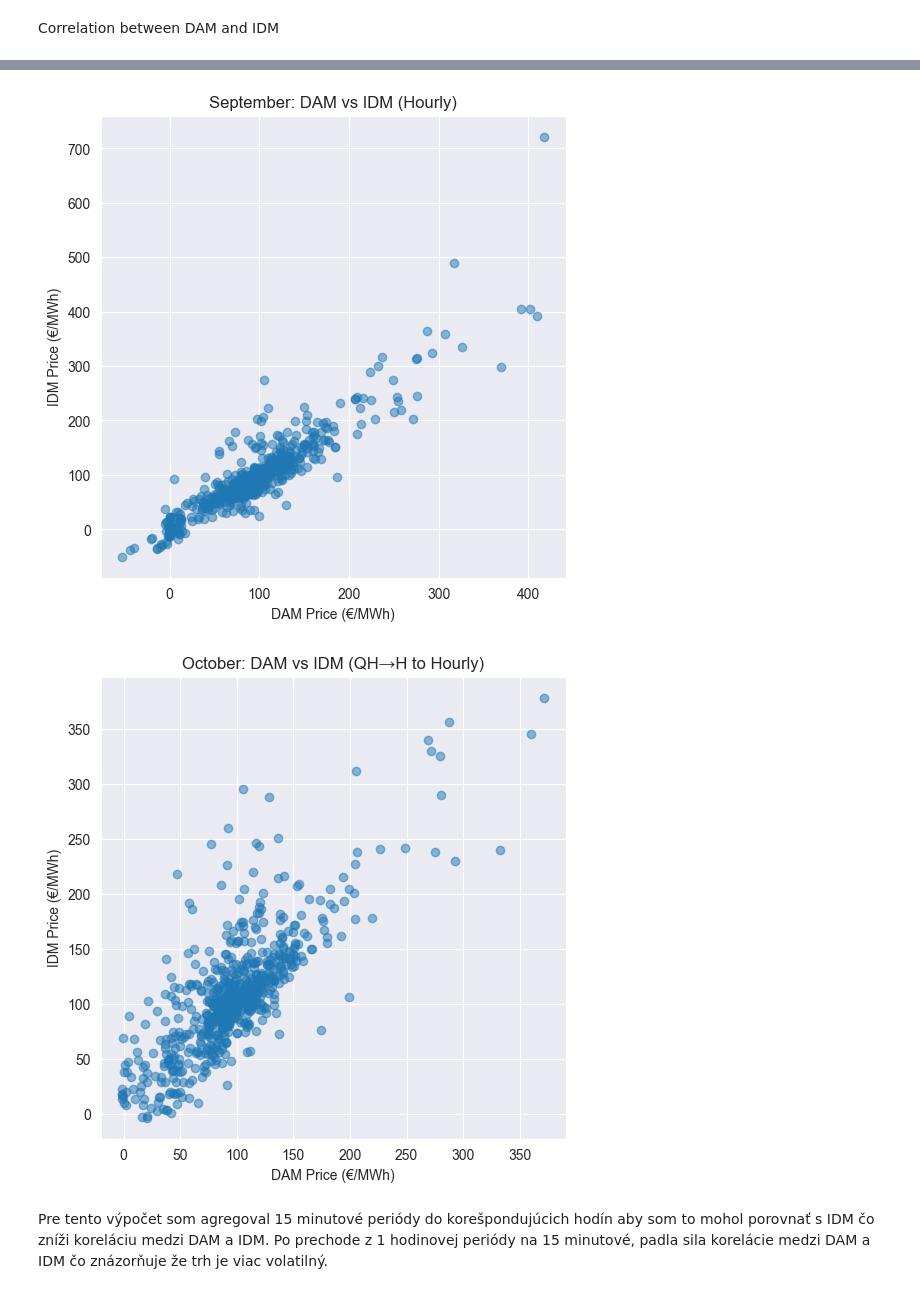
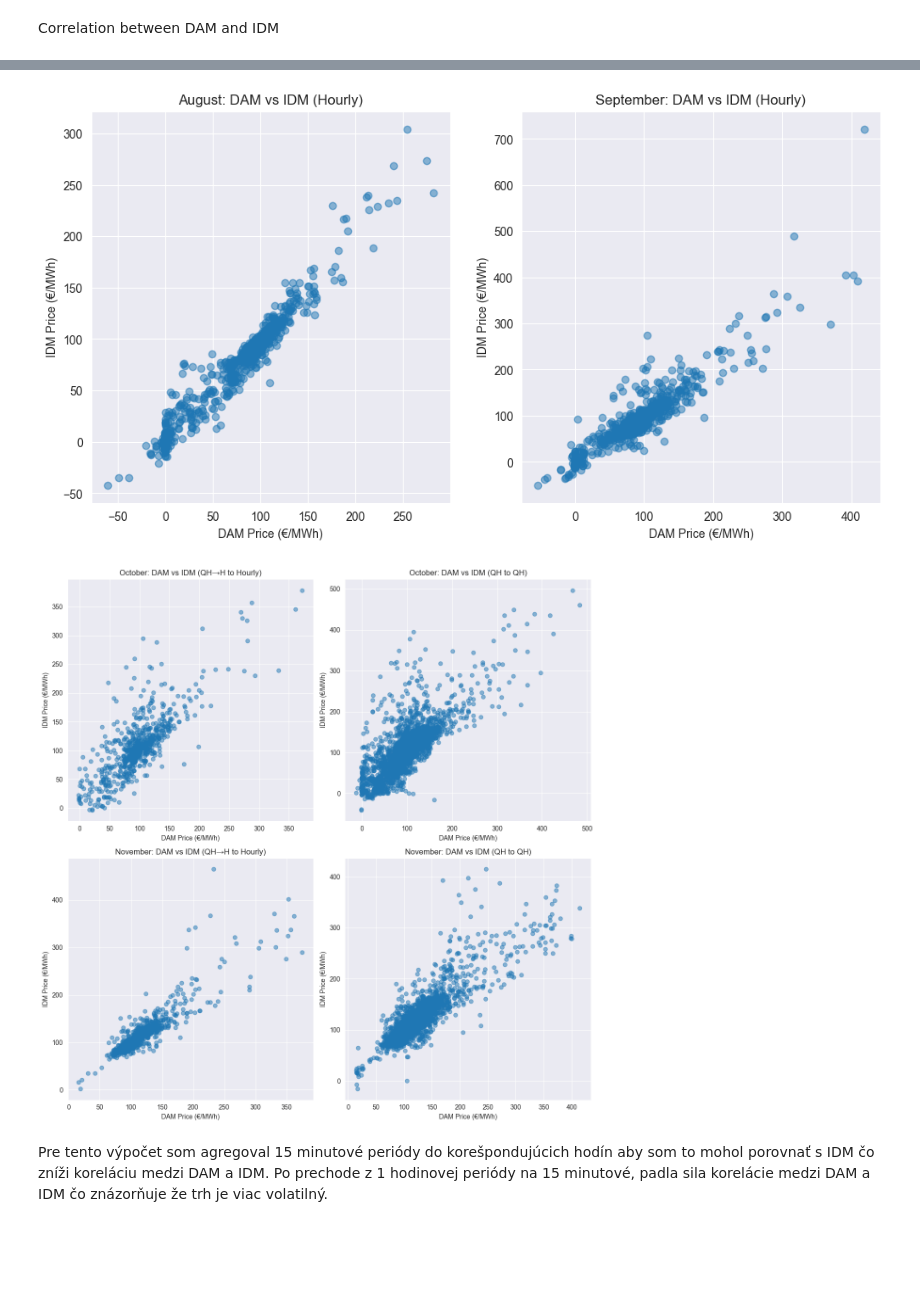
Before and after one commit to Michalzub/Bakalarka-Trh-s-energiou, a Jupyter notebook: dvi.ipynb, the cells around one changed output, grey strips where cells are left out. Drawn from its saved outputs; the diff is of its cells as text; code cells hidden in the pictures; blank space fills up the shorter version.

Commit message:
pridanie QH IDM pridanie august a november orezanie plotov pridanie split violin plotov organizácia kódu

```diff
--- a/dvi.ipynb
+++ b/dvi.ipynb
@@ -36,20 +86,3 @@ octoberIDM['deliveryEnd'] = pd.to_datetime(octoberIDM['deliveryEnd'])
-# %%
-#changing the timezone
-septemberDAM['deliveryDayBA'] = septemberDAM["deliveryDay"].dt.tz_localize("Europe/Bratislava")
-septemberDAM['deliveryStartBA'] = septemberDAM["deliveryStart"].dt.tz_convert("Europe/Bratislava")
-septemberDAM['deliveryEndBA'] = septemberDAM["deliveryEnd"].dt.tz_convert("Europe/Bratislava")
-
-octoberDAM['deliveryDayBA'] = octoberDAM["deliveryDay"].dt.tz_localize("Europe/Bratislava")
-octoberDAM['deliveryStartBA'] = octoberDAM["deliveryStart"].dt.tz_convert("Europe/Bratislava")
-octoberDAM['deliveryEndBA'] = octoberDAM["deliveryEnd"].dt.tz_convert("Europe/Bratislava")
-
-septemberIDM['deliveryDayBA'] = septemberIDM["deliveryDay"].dt.tz_localize("Europe/Bratislava")
-septemberIDM['deliveryStartBA'] = septemberIDM["deliveryStart"].dt.tz_convert("Europe/Bratislava")
-septemberIDM['deliveryEndBA'] = septemberIDM["deliveryEnd"].dt.tz_convert("Europe/Bratislava")
-
-octoberIDM['deliveryDayBA'] = octoberIDM["deliveryDay"].dt.tz_localize("Europe/Bratislava")
-octoberIDM['deliveryStartBA'] = octoberIDM["deliveryStart"].dt.tz_convert("Europe/Bratislava")
-octoberIDM['deliveryEndBA'] = octoberIDM["deliveryEnd"].dt.tz_convert("Europe/Bratislava")
 # %% [markdown]
 Correlation between DAM and IDM
 # %%
@@ -96,23 +188,48 @@ IDM_price   0.785044   1.000000
 # %%
-plt.figure(figsize=(6,6))
-plt.scatter(mergedS['DAM_price'], mergedS['IDM_price'], alpha=0.5)
-plt.title("September: DAM vs IDM (Hourly)")
-plt.xlabel("DAM Price (€/MWh)")
-plt.ylabel("IDM Price (€/MWh)")
-plt.grid(True)
+fig, ax = plt.subplots(1, 2, figsize=(12, 6), sharex=False)
+ax[0].scatter(mergedA['DAM_price'], mergedA['IDM_price'], alpha=0.5)
+ax[0].set_title("August: DAM vs IDM (Hourly)")
+ax[0].set_xlabel("DAM Price (€/MWh)")
+ax[0].set_ylabel("IDM Price (€/MWh)")
+ax[0].grid(True)
+ax[1].scatter(mergedS['DAM_price'], mergedS['IDM_price'], alpha=0.5)
+ax[1].set_title("September: DAM vs IDM (Hourly)")
+ax[1].set_xlabel("DAM Price (€/MWh)")
+ax[1].set_ylabel("IDM Price (€/MWh)")
+ax[1].grid(True)
 plt.show()
 # %% [output]
-[figure, old version]
+[figure, new version]
 # %%
-plt.figure(figsize=(6,6))
-plt.scatter(mergedOhourly['DAM_price'], mergedOhourly['IDM_price'], alpha=0.5)
-plt.title("October: DAM vs IDM (QH→H to Hourly)")
-plt.xlabel("DAM Price (€/MWh)")
-plt.ylabel("IDM Price (€/MWh)")
-plt.grid(True)
+fig, ax = plt.subplots(2, 2, figsize=(12, 12), sharex=False)
+
+ax[0][0].scatter(mergedOhourly['DAM_price'], mergedOhourly['IDM_price'], alpha=0.5)
+ax[0][0].set_title("October: DAM vs IDM (QH→H to Hourly)")
+ax[0][0].set_xlabel("DAM Price (€/MWh)")
+ax[0][0].set_ylabel("IDM Price (€/MWh)")
+ax[0][0].grid(True)
+
+ax[0][1].scatter(mergedO['DAM_price'], mergedO['IDM_price'], alpha=0.5)
+ax[0][1].set_title("October: DAM vs IDM (QH to QH)")
+ax[0][1].set_xlabel("DAM Price (€/MWh)")
+ax[0][1].set_ylabel("IDM Price (€/MWh)")
+ax[0][1].grid(True)
+
+ax[1][0].scatter(mergedNhourly['DAM_price'], mergedNhourly['IDM_price'], alpha=0.5)
+ax[1][0].set_title("November: DAM vs IDM (QH→H to Hourly)")
+ax[1][0].set_xlabel("DAM Price (€/MWh)")
+ax[1][0].set_ylabel("IDM Price (€/MWh)")
+ax[1][0].grid(True)
+
+ax[1][1].scatter(mergedN['DAM_price'], mergedN['IDM_price'], alpha=0.5)
+ax[1][1].set_title("November: DAM vs IDM (QH to QH)")
+ax[1][1].set_xlabel("DAM Price (€/MWh)")
+ax[1][1].set_ylabel("IDM Price (€/MWh)")
+ax[1][1].grid(True)
+plt.tight_layout()
 plt.show()
 # %% [output]
-[figure, old version]
+[figure, new version]
 # %% [markdown]
 Pre tento výpočet som agregoval 15 minutové periódy do korešpondujúcich hodín aby som to mohol porovnať s IDM čo zníži koreláciu medzi DAM a IDM. Po prechode z 1 hodinovej periódy na 15 minutové, padla sila korelácie medzi DAM a IDM čo znázorňuje že trh je viac volatilný.
 # %% [markdown]
```
Also changed, not shown: parts of 15 cells of this notebook.
